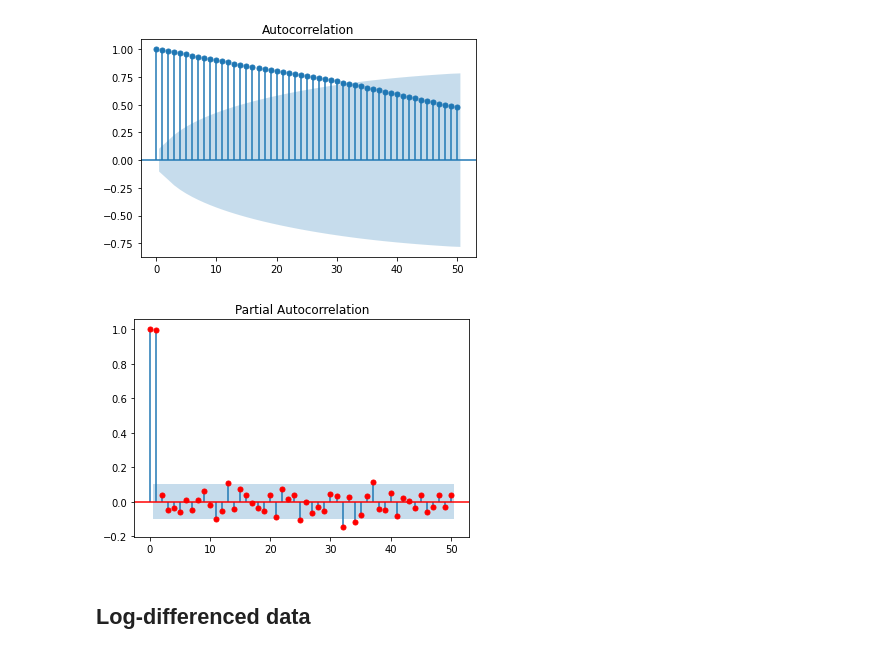
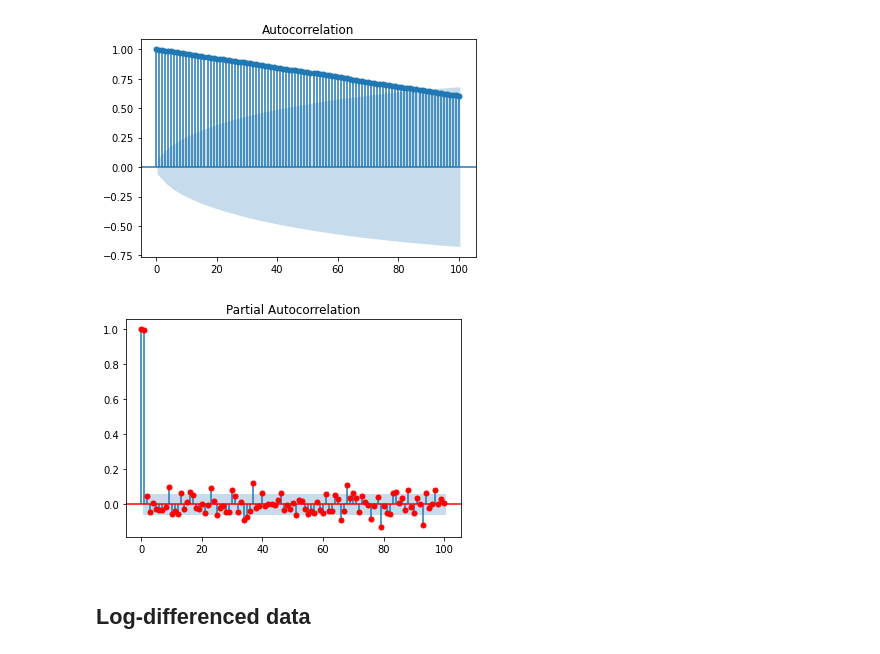
Before and after one commit to omarbelhaj99/cryptocurrency_trading, a Jupyter notebook: notebooks/timeseriesbaseline.ipynb, the cells around one changed output. Cells and saved outputs as stored; diff of their text form; code cells hidden in the pictures.

```diff
--- a/notebooks/timeseriesbaseline.ipynb
+++ b/notebooks/timeseriesbaseline.ipynb
@@ -51,8 +51,8 @@ df_2
 1827 rows × 2 columns
 # %%
-date = pd.to_datetime('2020-09-01')
+date = pd.to_datetime('2018-09-01')
 # %%
-df_lastyear = df_2[df_2['date']>date]
+df3years = df_2[df_2['date']>date]
 # %%
-df_lastyear = df_lastyear.set_index('date')
+df3years = df3years.set_index('date')
 # %%
@@ -94,11 +94,11 @@ p-value:  2.616582663401252e-06
 # %%
 from statsmodels.graphics.tsaplots import plot_acf, plot_pacf
 # %%
-plot_acf(df_lastyear['adjClose'], lags=50);
-plot_pacf(df_lastyear['adjClose'], lags=50, c='r');
+plot_acf(df3years['adjClose'], lags=100);
+plot_pacf(df3years['adjClose'], lags=100, c='r');
 # %% [output]
-[figure, old version]
+[figure, new version]
-[figure, old version]
+[figure, new version]
 # %% [markdown]
 ## Log-differenced data
 # %%
```
Also changed, not shown: parts of 33 cells of this notebook, 1 other file.
